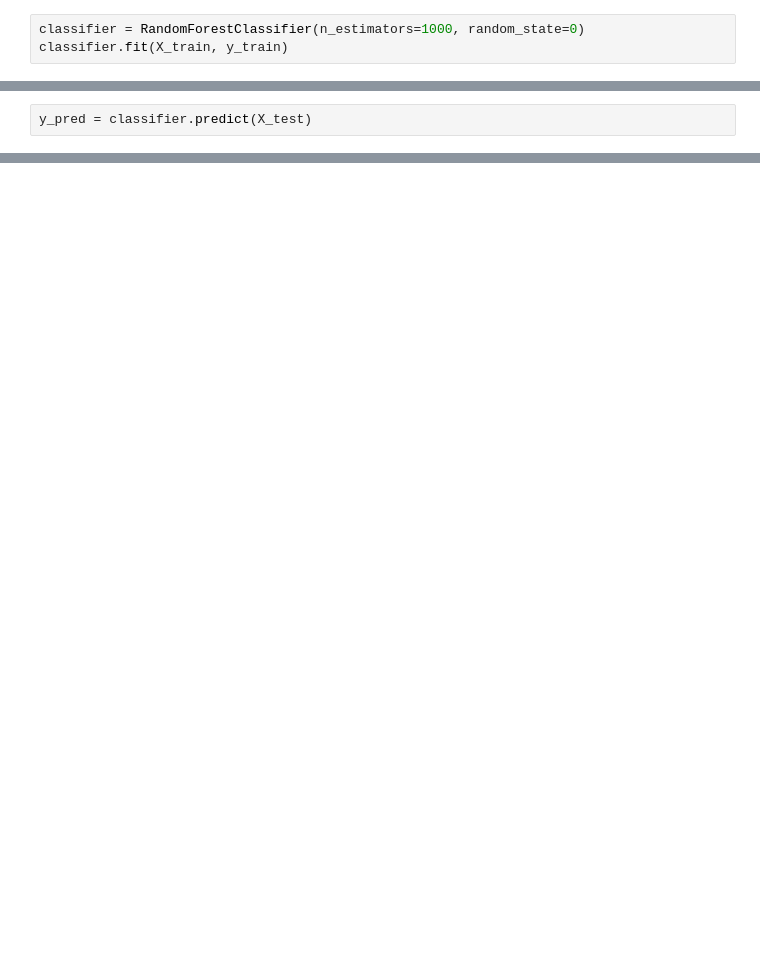
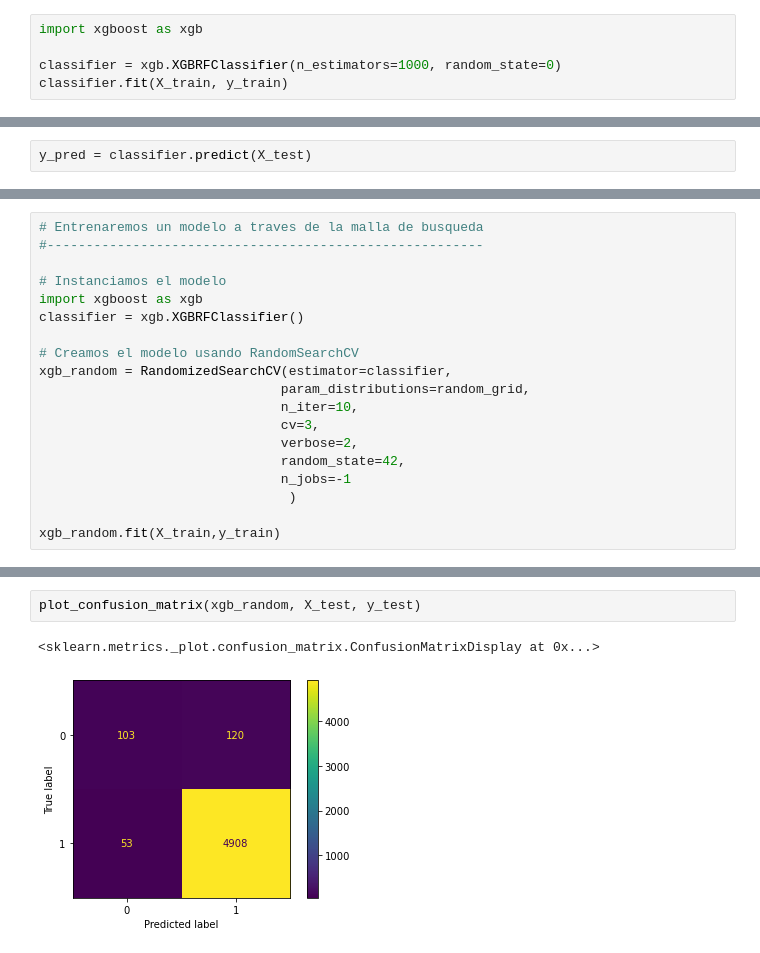
Before and after one commit to diegojeda/ODR_OCM_Identify, a Jupyter notebook: NPL Fases - XGBoost.ipynb, the cells around one changed output, grey strips where cells are left out. Saved outputs shown, nothing was run; the diff lists cells and outputs as text; blank space fills up the shorter version.

Commit message:
Models Trained

```diff
--- a/NPL Fases - XGBoost.ipynb
+++ b/NPL Fases - XGBoost.ipynb
@@ -262,4 +219,6 @@ optuna.visualization.plot_optimization_history(study)
 # %%
-classifier = RandomForestClassifier(n_estimators=1000, random_state=0)
+import xgboost as xgb
+
+classifier = xgb.XGBRFClassifier(n_estimators=1000, random_state=0)
 classifier.fit(X_train, y_train)
 # %% [output]
@@ -285,0 +283,19 @@ weighted avg       0.96      0.97      0.97      5184
+# %%
+# Entrenaremos un modelo a traves de la malla de busqueda
+#--------------------------------------------------------
+
+# Instanciamos el modelo
+import xgboost as xgb
+classifier = xgb.XGBRFClassifier()
+
+# Creamos el modelo usando RandomSearchCV
+xgb_random = RandomizedSearchCV(estimator=classifier,
+                               param_distributions=random_grid,
+                               n_iter=10,
+                               cv=3,
+                               verbose=2,
+                               random_state=42,
+                               n_jobs=-1
+                                )
+
+xgb_random.fit(X_train,y_train)
@@ -285,0 +364,5 @@ weighted avg       0.96      0.97      0.97      5184
+# %%
+plot_confusion_matrix(xgb_random, X_test, y_test)
+# %% [output]
+<sklearn.metrics._plot.confusion_matrix.ConfusionMatrixDisplay at 0x...>
+[figure, added]
```
Also changed, not shown: parts of 15 cells of this notebook, 1 other file.
